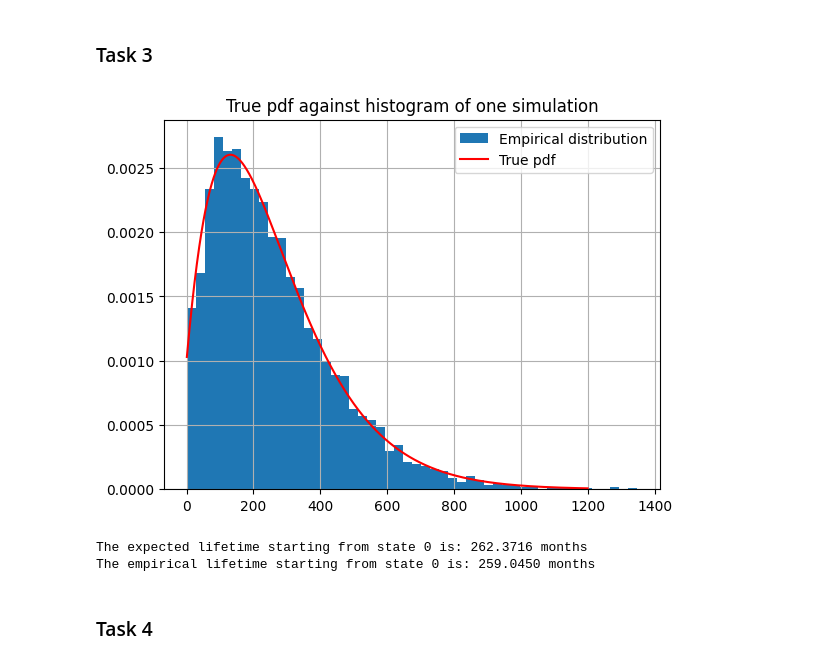
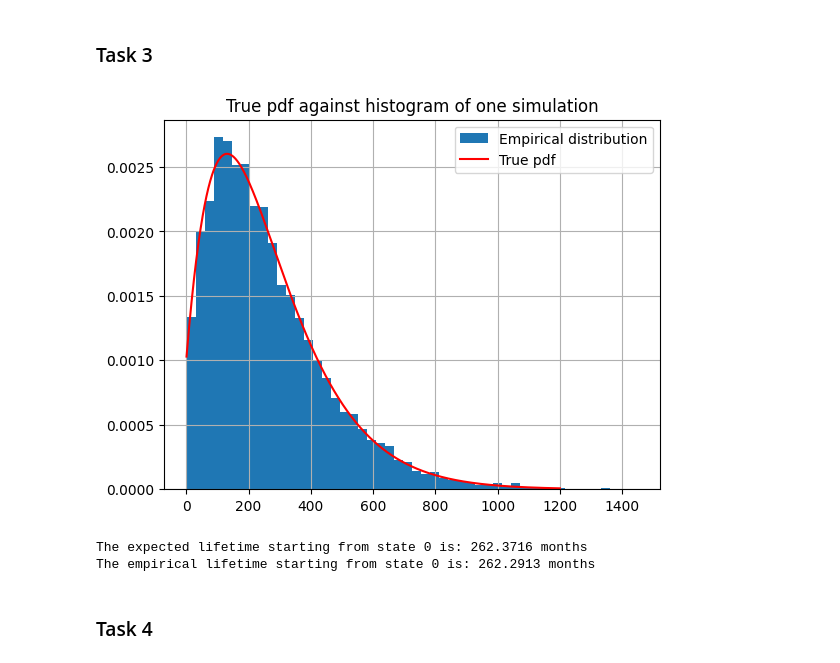
Before and after one commit to SigurdThorlund/02443-stochastic-simulation, a Jupyter notebook: project/project_1_giacomo.ipynb, the cells around one changed output. Drawn from its saved outputs; the diff is of its cells as text; code cells hidden in the pictures.

```diff
--- a/project/project_1_giacomo.ipynb
+++ b/project/project_1_giacomo.ipynb
@@ -20,12 +20,11 @@ def simulate_lifetimes(n = 1000):
     local_flag = False
     while state != 4:
       probs = P[state, :]
+      lifetimes[i] += 1
       new_state = np.random.choice(a = 5, size = 1, p = probs)[0]
       if not local_flag and (new_state == 1 or new_state == 3) :
         local += 1
         local_flag = True
-      if new_state != 4:
-        lifetimes[i] += 1
       state = new_state
   return lifetimes.copy(), local
 # %%
@@ -94,32 +93,32 @@ plt.show()
 # %%
 def phase_type_distr(t, init):
   Ps = P[:4,:4]
   p = P[:4,4]
   return init @ (np.linalg.matrix_power(Ps, t) @ p)
 
 def get_expected_value(init):
   Ps = P[:4,:4]
   return init @ np.linalg.inv(np.eye(4) - Ps) @ np.ones(4)
 
 p0 = np.array([1,0,0,0])
 
 
-lifetimes, _ = simulate_lifetimes(n = 5000)
+lifetimes, _ = simulate_lifetimes(n = 10000)
 plt.hist(lifetimes, bins = 50, density = True, label = 'Empirical distribution')
 x = np.arange(1,1200)
 y = [phase_type_distr(i, p0) for i in x]
 plt.plot(x, y, color = 'r', label = 'True pdf')
 plt.grid()
 plt.legend()
 plt.title('True pdf against histogram of one simulation')
 plt.show()
 
 print('The expected lifetime starting from state 0 is: {:.4f} months'.format(get_expected_value(p0)))
 print('The empirical lifetime starting from state 0 is: {:.4f} months'.format(np.mean(lifetimes)))
 # %% [output]
-[figure, old version]
+[figure, new version]
 The expected lifetime starting from state 0 is: 262.3716 months
-The empirical lifetime starting from state 0 is: 259.0450 months
+The empirical lifetime starting from state 0 is: 262.2913 months
 # %% [markdown]
 <h3> Task 4 </h3>
 # %%
```
Also changed, not shown: parts of 13 cells of this notebook.
